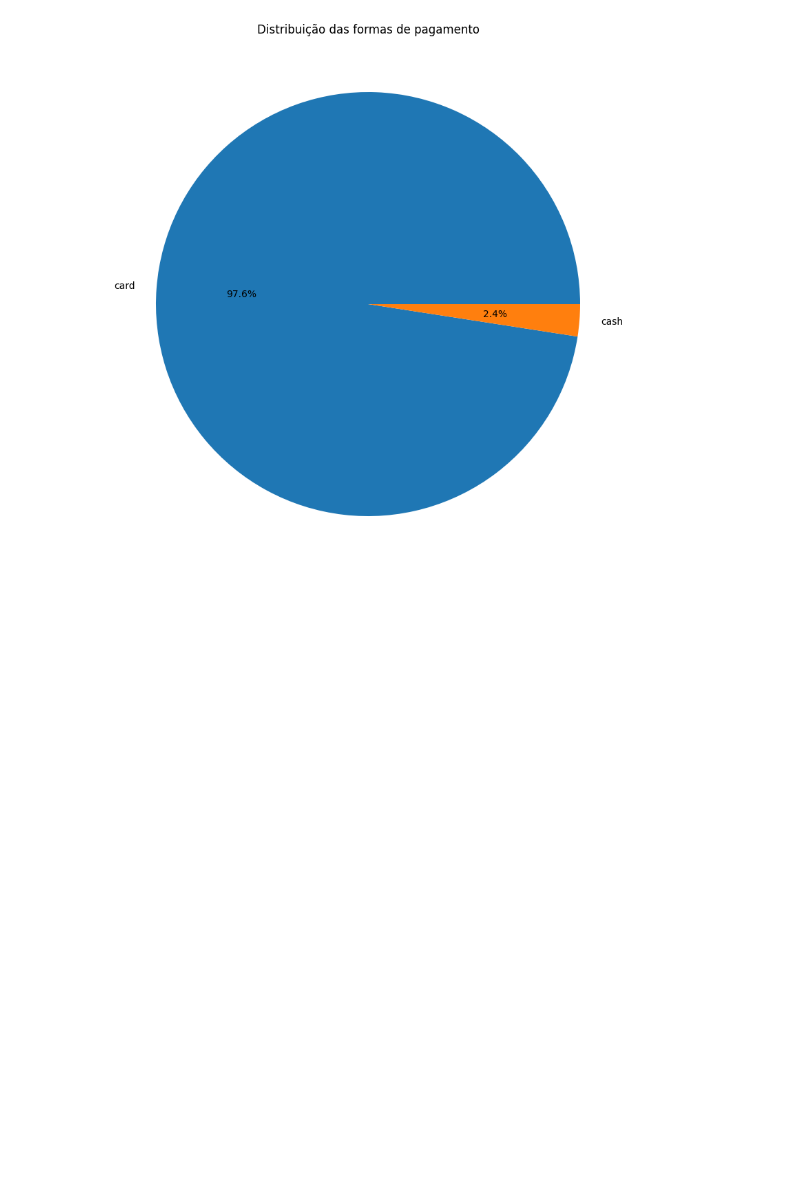
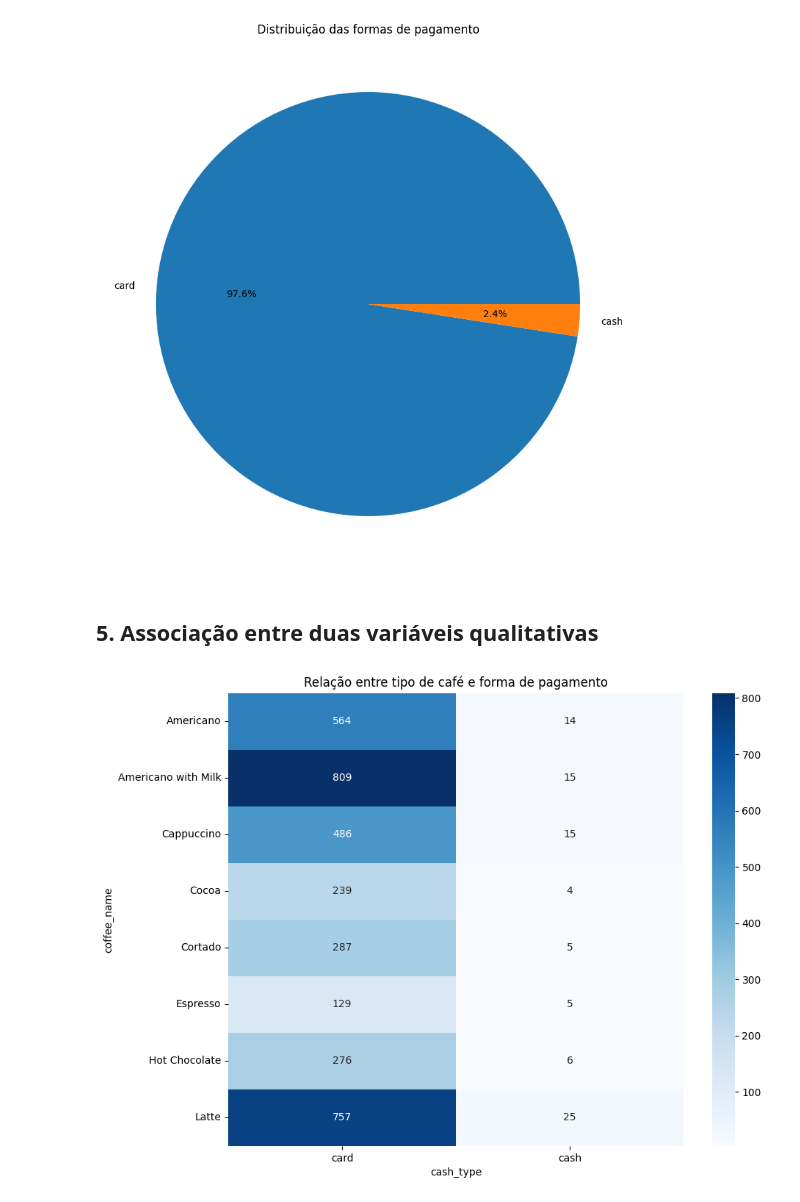
Before and after one commit to HugoSantos14/coffee-sales, a Jupyter notebook: coffee_sales.ipynb, the cells around one changed output. Cells and saved outputs as stored; diff of their text form; code cells hidden in the pictures; blank space fills up the shorter version.

```diff
--- a/coffee_sales.ipynb
+++ b/coffee_sales.ipynb
@@ -123,3 +123,15 @@ plt.title("Distribuição das formas de pagamento")
 plt.show()
 # %% [output]
 [figure]
+# %% [markdown]
+## 5. Associação entre duas variáveis qualitativas
+# %%
+contingency = pd.crosstab(df["coffee_name"], df["cash_type"])
+
+plt.figure(figsize=(10,8))
+sns.heatmap(contingency, annot=True, fmt="d", cmap="Blues")
+
+plt.title("Relação entre tipo de café e forma de pagamento")
+plt.show()
+# %% [output]
+[figure, added]
```
